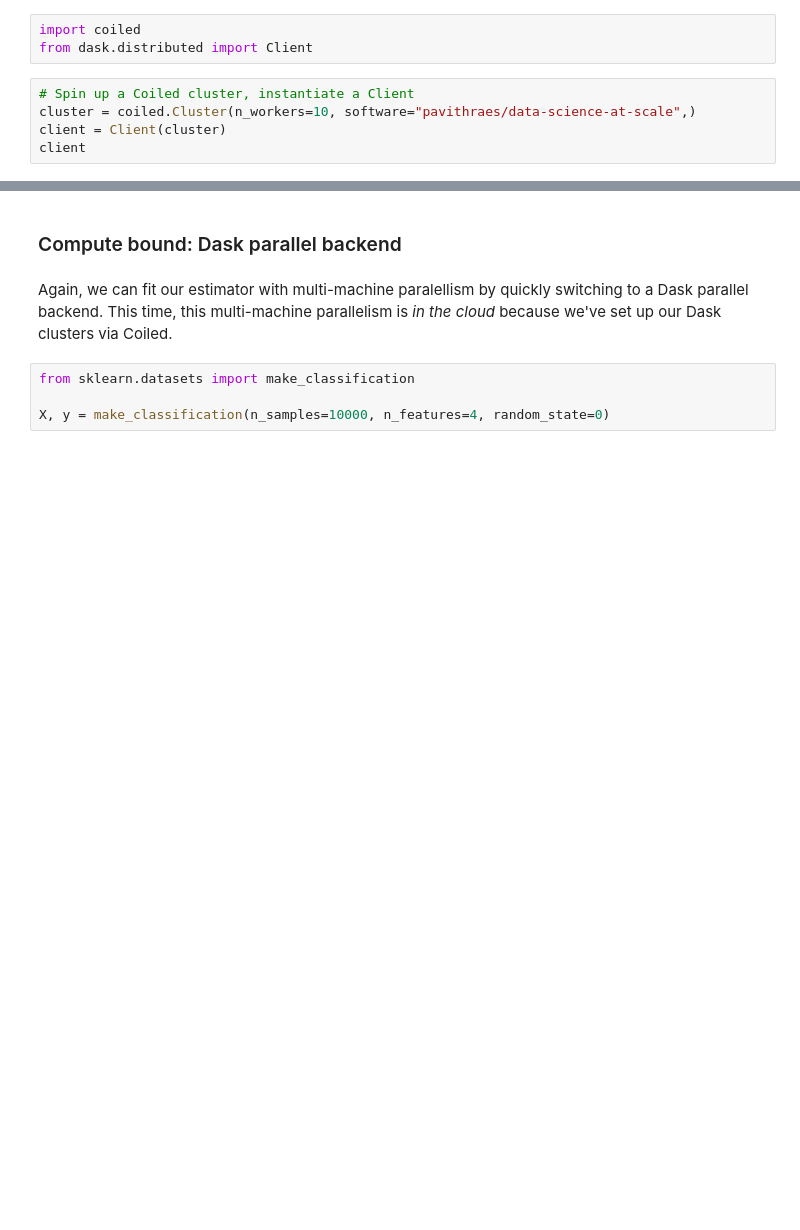
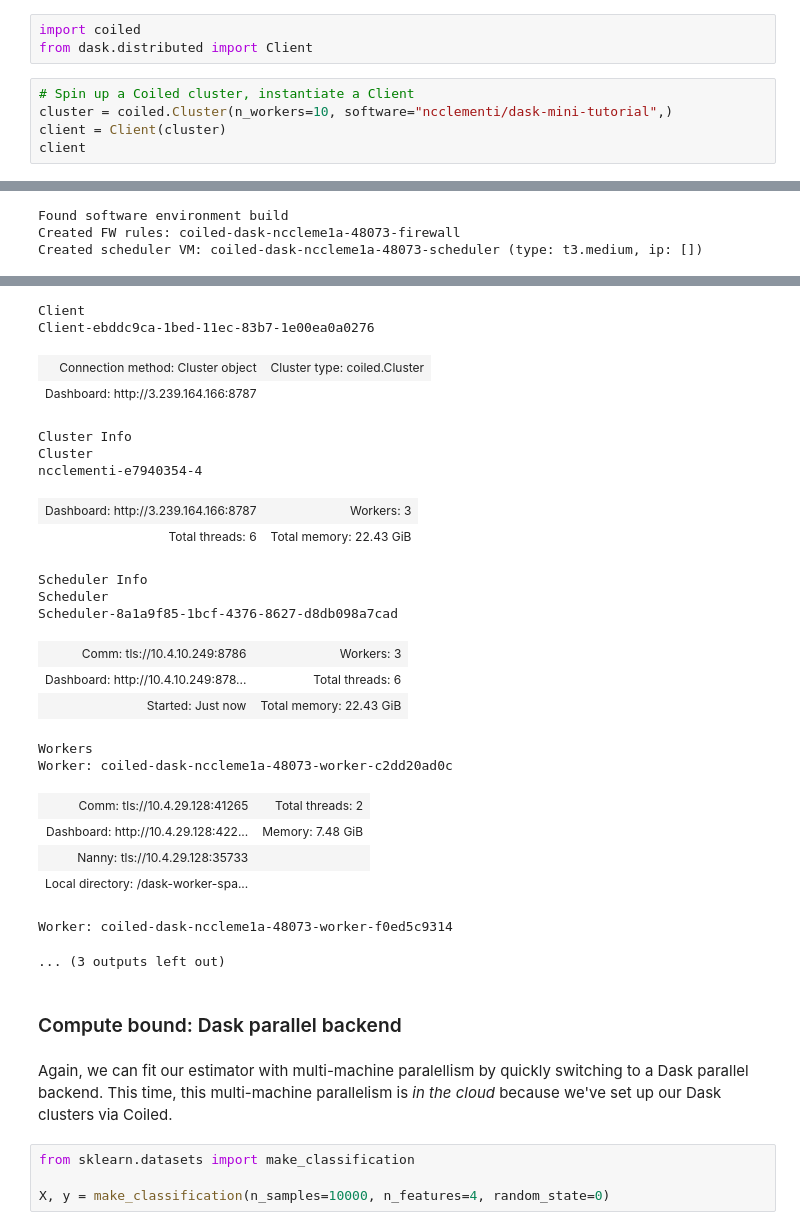
Before and after one commit to coiled/dask-mini-tutorial, a Jupyter notebook: notebooks/4_Machine_learning.ipynb, the cells around one changed output, grey strips where cells are left out. Cells and saved outputs as stored; diff of their text form; blank space fills up the shorter version.

Commit message:
update coiled section

```diff
--- a/notebooks/4_Machine_learning.ipynb
+++ b/notebooks/4_Machine_learning.ipynb
@@ -267,6 +367,7 @@ import coiled
 from dask.distributed import Client
 # %%
 # Spin up a Coiled cluster, instantiate a Client
-cluster = coiled.Cluster(n_workers=10, software="pavithraes/data-science-at-scale",)
+cluster = coiled.Cluster(n_workers=10, software="ncclementi/dask-mini-tutorial",)
 client = Client(cluster)
 client
+# %% [output]
@@ -272,0 +375,3 @@ client
+Found software environment build
+Created FW rules: coiled-dask-nccleme1a-48073-firewall
+Created scheduler VM: coiled-dask-nccleme1a-48073-scheduler (type: t3.medium, ip: [])
@@ -273,3 +379,26 @@ client
+Client
+Client-ebddc9ca-1bed-11ec-83b7-1e00ea0a0276
+| Connection method: Cluster object | Cluster type: coiled.Cluster |
+| Dashboard: http://3.239.164.166:8787 |  |
+Cluster Info
+Cluster
+ncclementi-e7940354-4
+| Dashboard: http://3.239.164.166:8787 | Workers: 3 |
+| Total threads: 6 | Total memory: 22.43 GiB |
+Scheduler Info
+Scheduler
+Scheduler-8a1a9f85-1bcf-4376-8627-d8db098a7cad
+| Comm: tls://10.4.10.249:8786 | Workers: 3 |
+| Dashboard: http://10.4.10.249:878... | Total threads: 6 |
+| Started: Just now | Total memory: 22.43 GiB |
+Workers
+Worker: coiled-dask-nccleme1a-48073-worker-c2dd20ad0c
+| Comm: tls://10.4.29.128:41265 | Total threads: 2 |
+| Dashboard: http://10.4.29.128:422... | Memory: 7.48 GiB |
+| Nanny: tls://10.4.29.128:35733 |  |
+| Local directory: /dask-worker-spa... |  |
+Worker: coiled-dask-nccleme1a-48073-worker-f0ed5c9314
+... (3 outputs left out)
 # %% [markdown]
 ### Compute bound: Dask parallel backend
 # %% [markdown]
```
Also changed, not shown: parts of 24 cells of this notebook.
